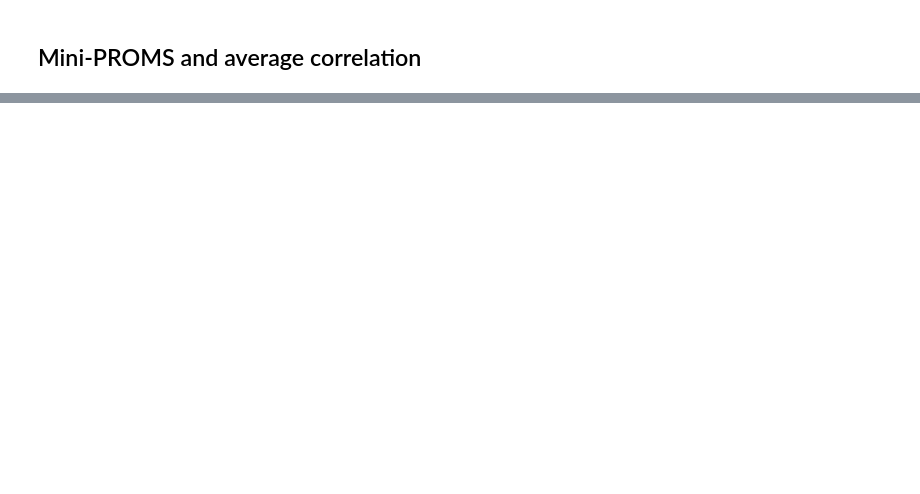
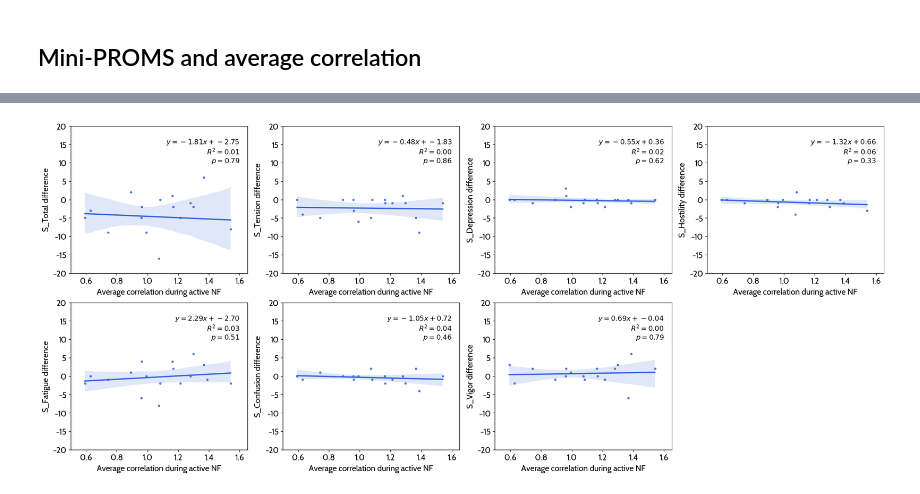
Before and after one commit to CIBIT-UC/musicnf-novelinterface, a Jupyter notebook: scripts/correlations_behav_img/Biomarker_Search.ipynb, the cells around one changed output, grey strips where cells are left out. Saved outputs shown, nothing was run; the diff lists cells and outputs as text; code cells hidden in the pictures; blank space fills up the shorter version.

Commit message:
poms corr with correlation

```diff
--- a/scripts/correlations_behav_img/Biomarker_Search.ipynb
+++ b/scripts/correlations_behav_img/Biomarker_Search.ipynb
@@ -140,0 +165,6 @@ Text(1.6, 30, '$y=-2.75x + 22.19$\n$r=-0.12$\n$p=0.61$')
+# %%
+# load data
+df_poms = pd.read_csv(
+    os.path.join(sett["git_path"], "data", "POMS_paired_scores.tsv"), sep="\t"
+)
+df_poms
@@ -140,0 +247,7 @@ Text(1.6, 30, '$y=-2.75x + 22.19$\n$r=-0.12$\n$p=0.61$')
+# %%
+# join the dataframes df_poms_diff["S_Total"]
+df_joined_poms = pd.merge(
+    df_joined, df_poms_diff, left_on="participant_id", right_on="Sujeito"
+)
+
+df_joined_poms
@@ -140,0 +273,43 @@ Text(1.6, 30, '$y=-2.75x + 22.19$\n$r=-0.12$\n$p=0.61$')
+# %%
+# in a subplot, draw regresion lines between correlation_mean and S_Total, S_Tension, S_Depression, S_Hostility, S_Fatigue, S_Confusion, S_Vigor
+fig, axs = plt.subplots(2, 4, figsize=(25, 10))
+
+for i, poms in enumerate(
+    [
+        "S_Total",
+        "S_Tension",
+        "S_Depression",
+        "S_Hostility",
+        "S_Fatigue",
+        "S_Confusion",
+        "S_Vigor",
+    ]
+):
+    sns.regplot(
+        data=df_joined_poms,
+        x="correlation_mean",
+        y=poms,
+        ax=axs[i // 4, i % 4],
+        marker=".",
+        color="#3362DD",
+    )
+    axs[i // 4, i % 4].set_xlabel("Average correlation during active NF")
+    axs[i // 4, i % 4].set_ylabel(f"{poms} difference")
+    axs[i // 4, i % 4].set_ylim(-20, 20)
+    axs[i // 4, i % 4].set_xlim(0.5, 1.65)
+    slope, intercept, r_value, p_value, std_err = linregress(
+        df_joined_poms["correlation_mean"], df_joined_poms[poms]
+    )
+    axs[i // 4, i % 4].text(
+        1.6,
+        10,
+        f"$y={slope:.2f}x + {intercept:.2f}$\n$R^2={r_value**2:.2f}$\n$p={p_value:.2f}$",
+        fontsize=12,
+        ha="right",
+    )
+
+    # delete last axis
+    if i == 6:
+        axs[1, 3].axis("off")
+# %% [output]
+[figure, added]
```
Also changed, not shown: parts of 7 cells of this notebook, 2 other files.
